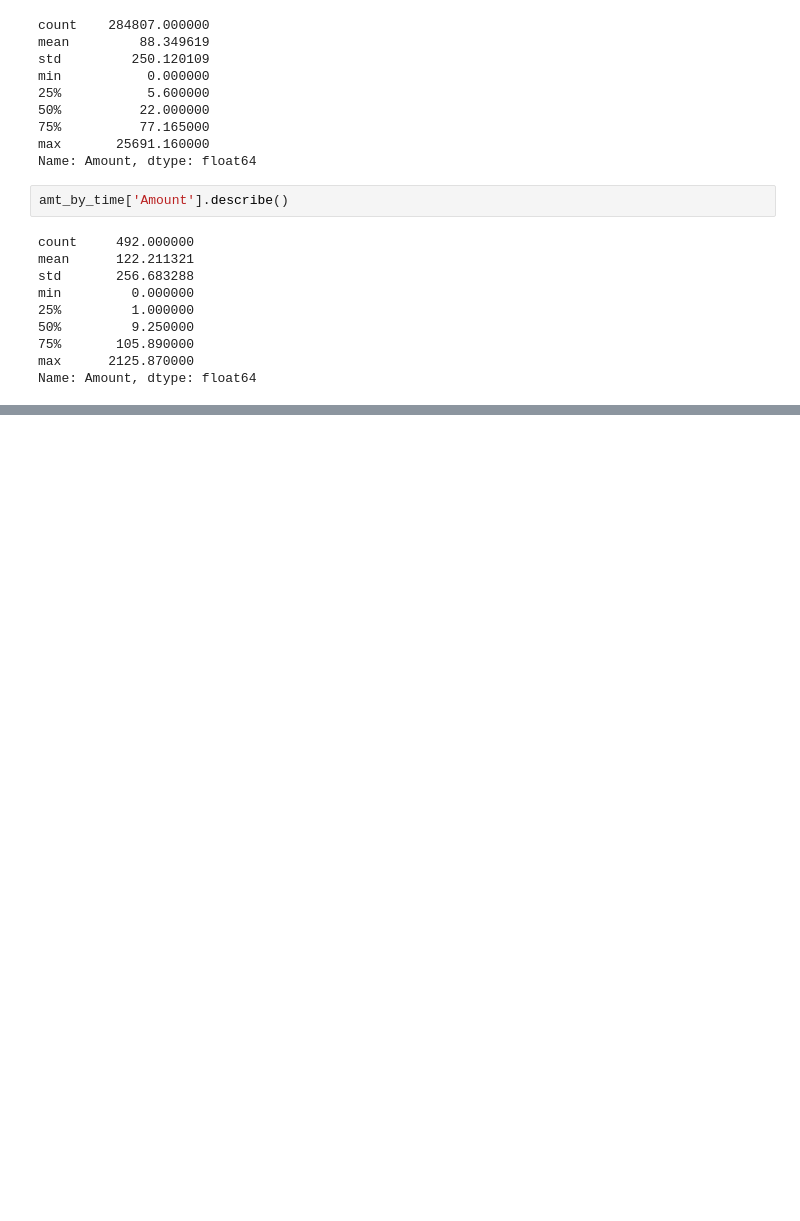
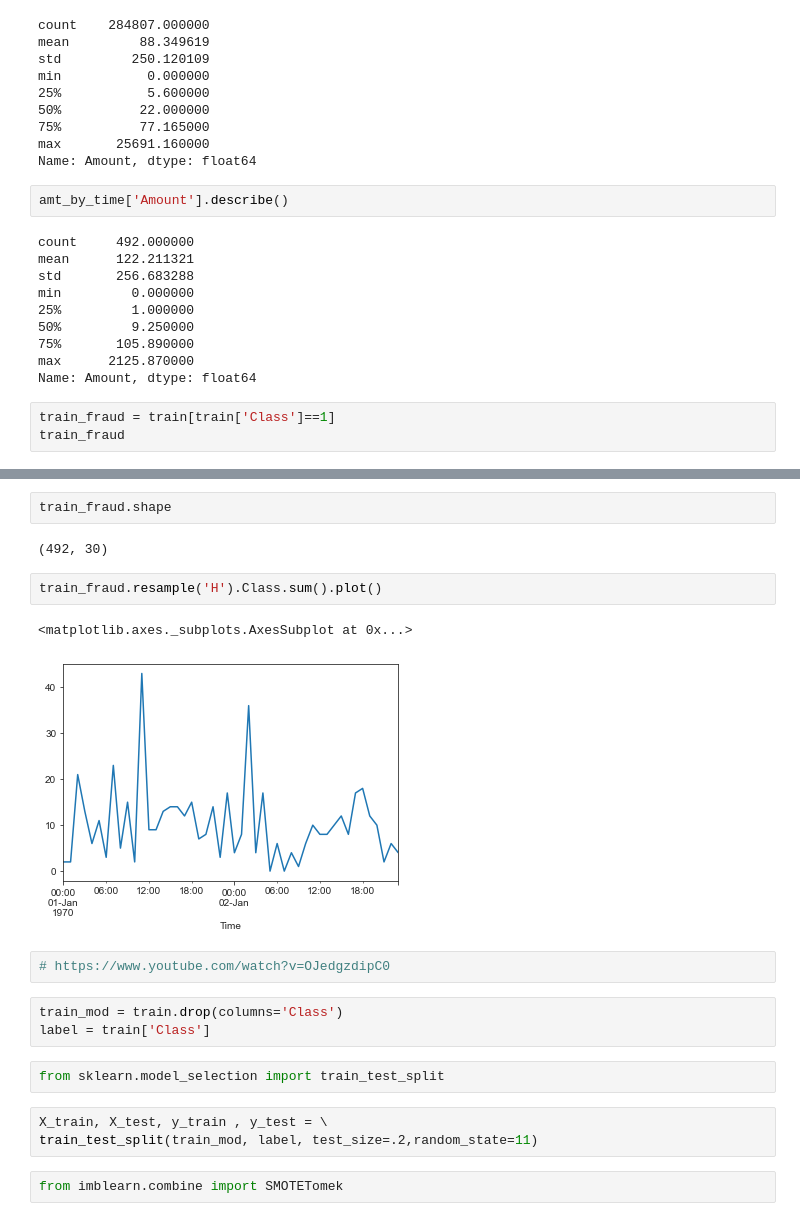
Before and after one commit to sumedhmanwar/Credit-Card-Fraud-Detection, a Jupyter notebook: NB.ipynb, the cells around one changed output, grey strips where cells are left out. Drawn from its saved outputs; the diff is of its cells as text; blank space fills up the shorter version.

```diff
--- a/NB.ipynb
+++ b/NB.ipynb
@@ -83,3 +85,6 @@ min         0.000000
 75%       105.890000
 max      2125.870000
 Name: Amount, dtype: float64
+# %%
+train_fraud = train[train['Class']==1]
+train_fraud
@@ -85,0 +106,21 @@ Name: Amount, dtype: float64
+# %%
+train_fraud.shape
+# %% [output]
+(492, 30)
+# %%
+train_fraud.resample('H').Class.sum().plot()
+# %% [output]
+<matplotlib.axes._subplots.AxesSubplot at 0x...>
+[figure, added]
+# %%
+# https://www.youtube.com/watch?v=OJedgzdipC0
+# %%
+train_mod = train.drop(columns='Class')
+label = train['Class']
+# %%
+from sklearn.model_selection import train_test_split
+# %%
+X_train, X_test, y_train , y_test = \
+train_test_split(train_mod, label, test_size=.2,random_state=11)
+# %%
+from imblearn.combine import SMOTETomek
```
Also changed, not shown: parts of 12 cells of this notebook.
